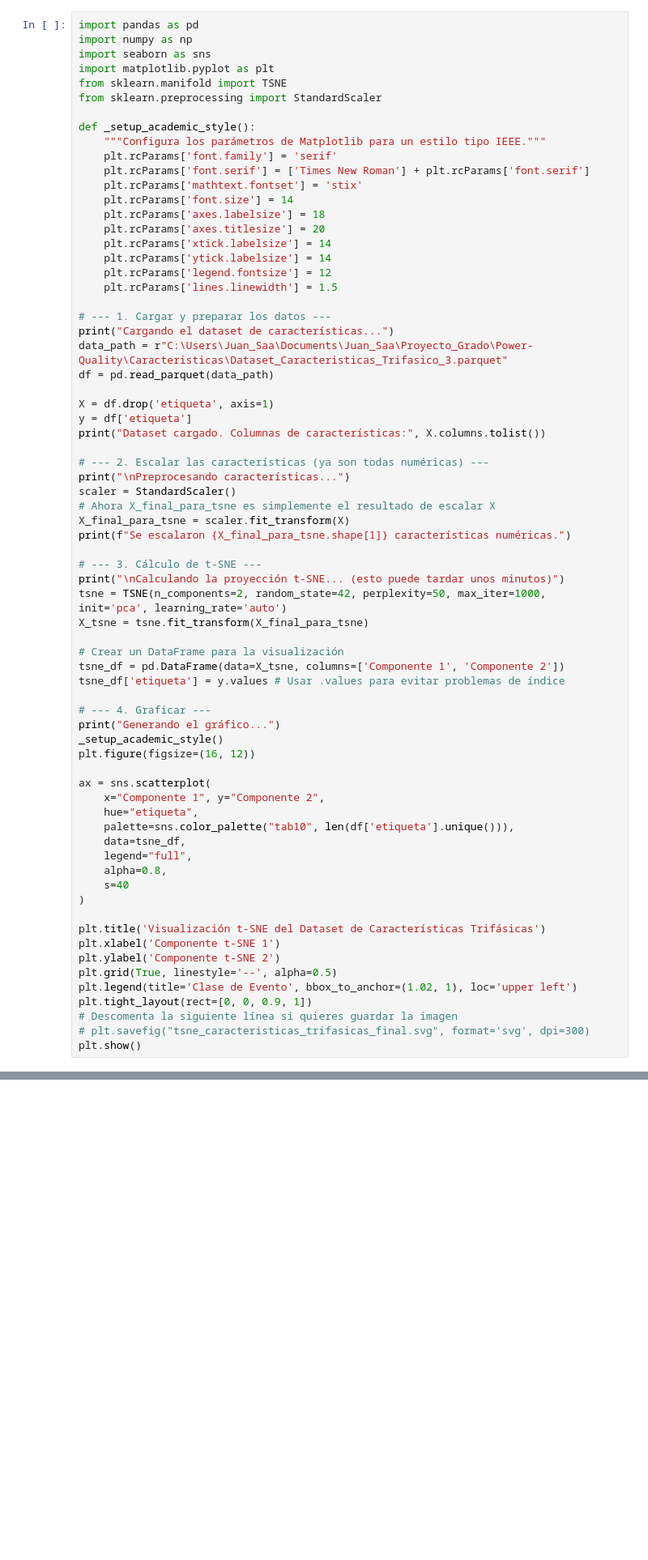
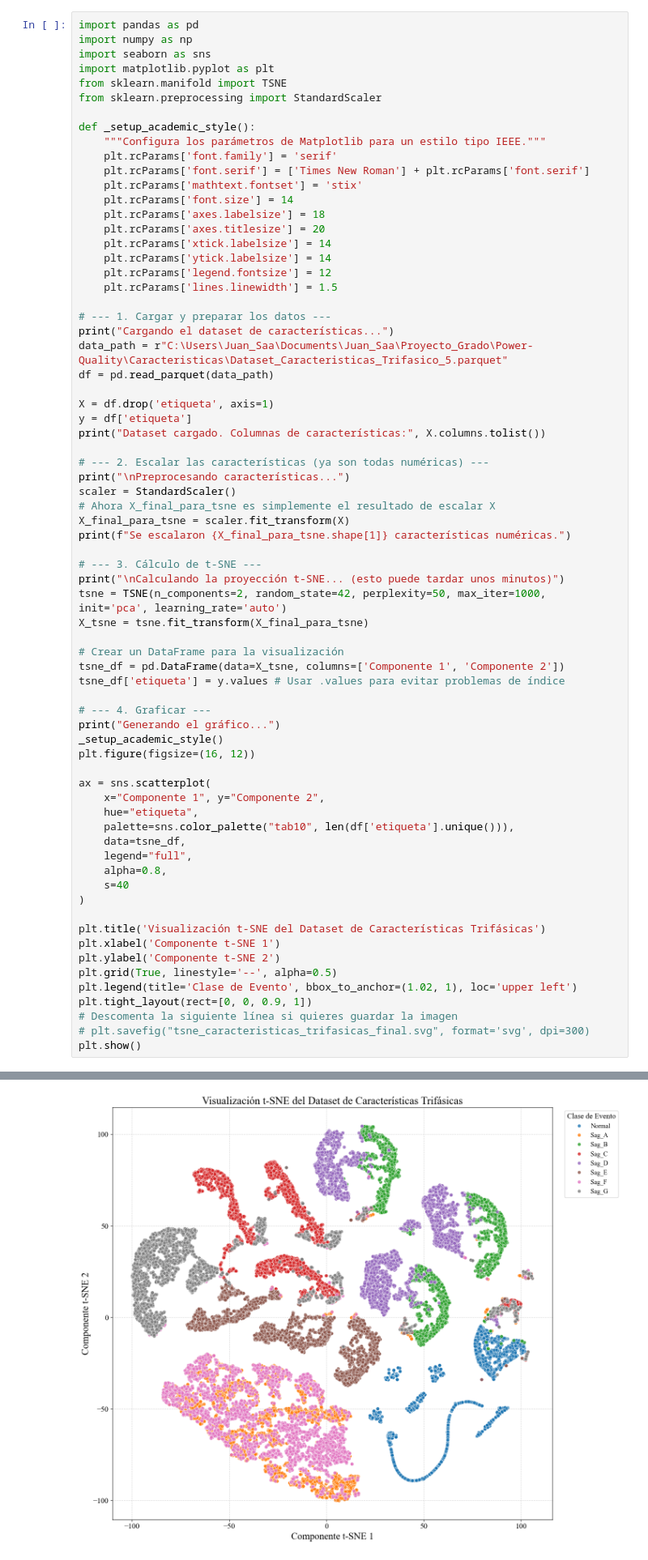
Before and after one commit to SGOLDYT/Power-Quality, a Jupyter notebook: Caracteristicas/caracteristicas_trifasico.ipynb, the cells around one changed output, grey strips where cells are left out. Shown at 81% size. Cells and saved outputs as stored; diff of their text form; blank space fills up the shorter version.

```diff
--- a/Caracteristicas/caracteristicas_trifasico.ipynb
+++ b/Caracteristicas/caracteristicas_trifasico.ipynb
@@ -428,7 +373,7 @@ def _setup_academic_style():
 
 # --- 1. Cargar y preparar los datos ---
 print("Cargando el dataset de características...")
-data_path = r"C:\Users\Juan_Saa\Documents\Juan_Saa\Proyecto_Grado\Power-Quality\Caracteristicas\Dataset_Caracteristicas_Trifasico_3.parquet"
+data_path = r"C:\Users\Juan_Saa\Documents\Juan_Saa\Proyecto_Grado\Power-Quality\Caracteristicas\Dataset_Caracteristicas_Trifasico_5.parquet"
 df = pd.read_parquet(data_path)
 
 X = df.drop('etiqueta', axis=1)
@@ -475,3 +420,4 @@ plt.tight_layout(rect=[0, 0, 0.9, 1])
 # Descomenta la siguiente línea si quieres guardar la imagen
 # plt.savefig("tsne_caracteristicas_trifasicas_final.svg", format='svg', dpi=300)
 plt.show()
+# %% [output]
@@ -478,3 +432,4 @@ plt.show()
+[figure, added]
 # %%
 import pandas as pd
 import numpy as np
```
Also changed, not shown: parts of 7 cells of this notebook, 9 other files.
